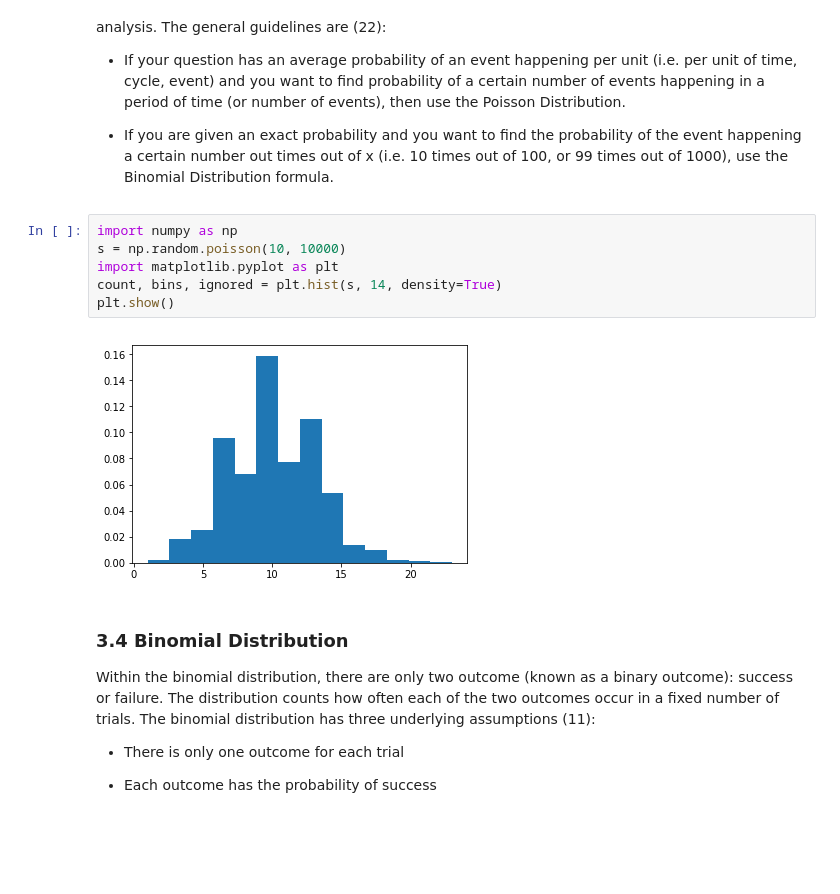
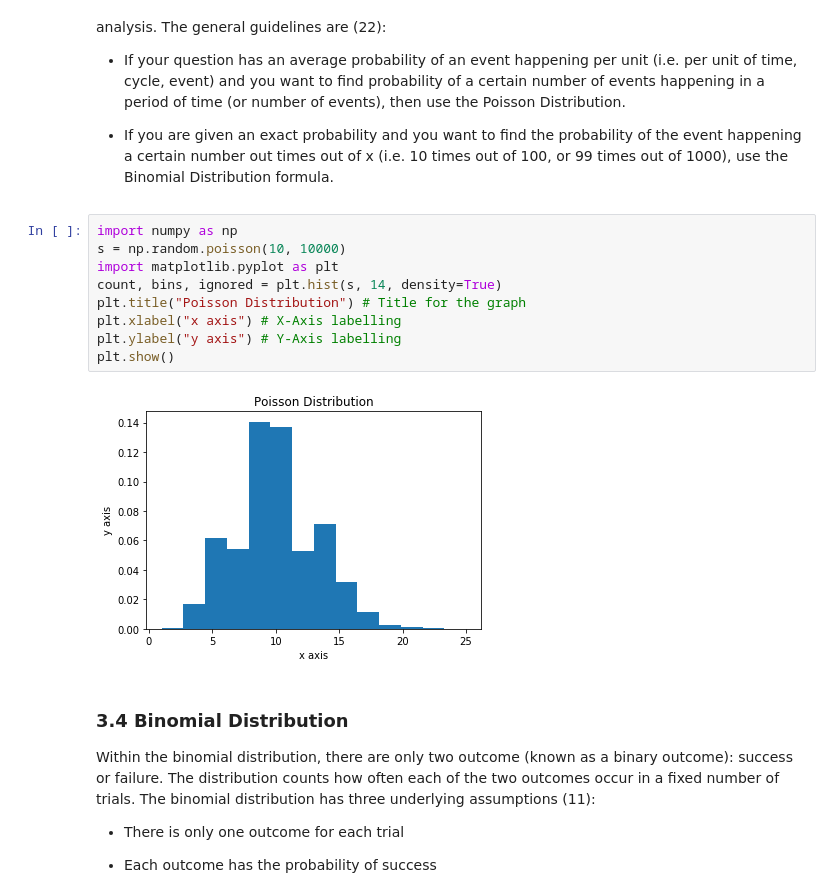
Before and after one commit to martinaobrien/numpy-random, a Jupyter notebook: numpy-random.ipynb, the cells around one changed output. Saved outputs shown, nothing was run; the diff lists cells and outputs as text; blank space fills up the shorter version.

```diff
--- a/numpy-random.ipynb
+++ b/numpy-random.ipynb
@@ -379,11 +393,14 @@ The Poisson Distribution is a special case of the Binomial Distribution as n goe
 # %%
 import numpy as np
 s = np.random.poisson(10, 10000)
 import matplotlib.pyplot as plt
 count, bins, ignored = plt.hist(s, 14, density=True)
+plt.title("Poisson Distribution") # Title for the graph
+plt.xlabel("x axis") # X-Axis labelling
+plt.ylabel("y axis") # Y-Axis labelling
 plt.show()
 # %% [output]
-[figure, old version]
+[figure, new version]
 # %% [markdown]
 <a id='section3.4'></a>
 ### 3.4 Binomial Distribution
```
Also changed, not shown: parts of 27 cells of this notebook, 1 other file.
